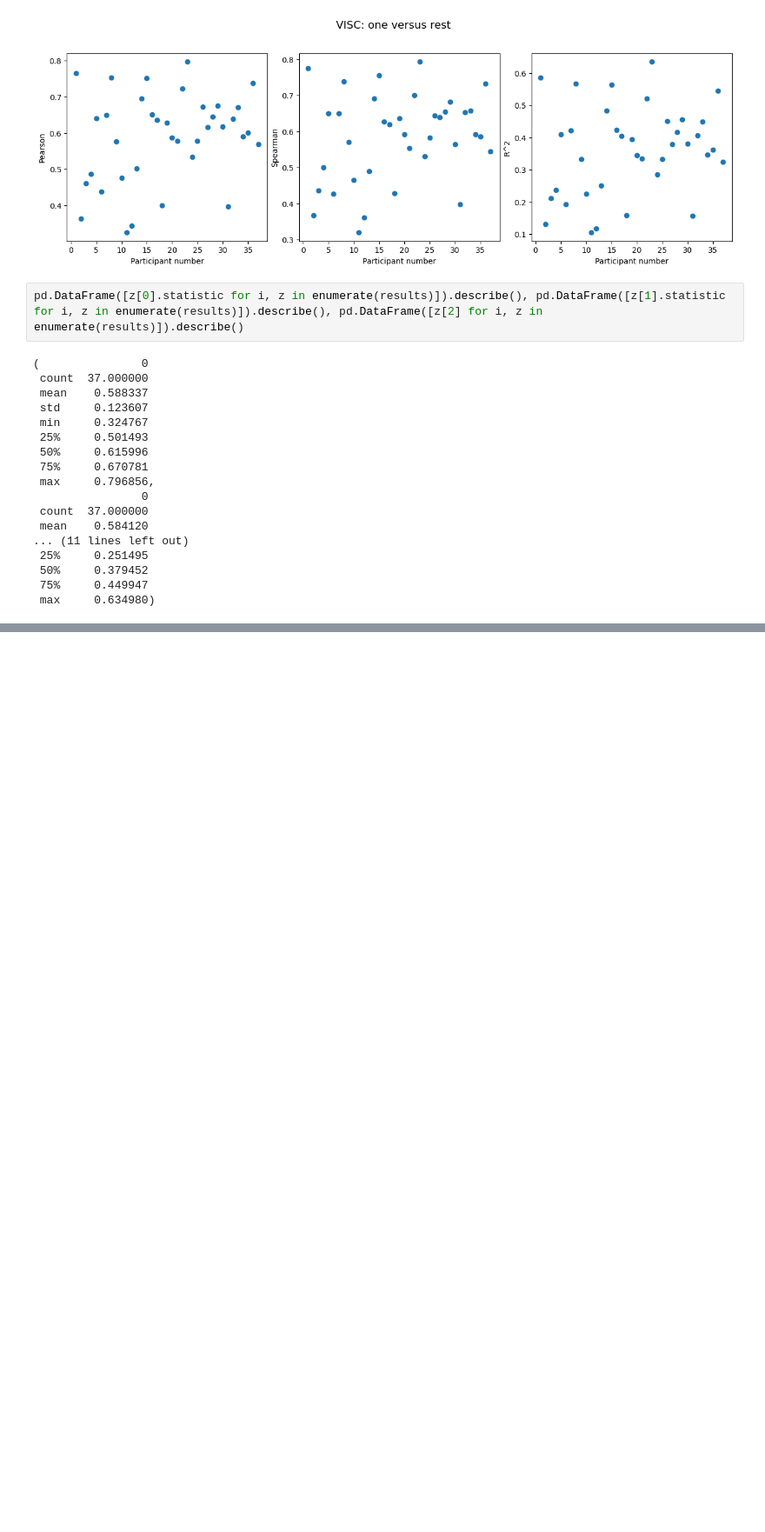
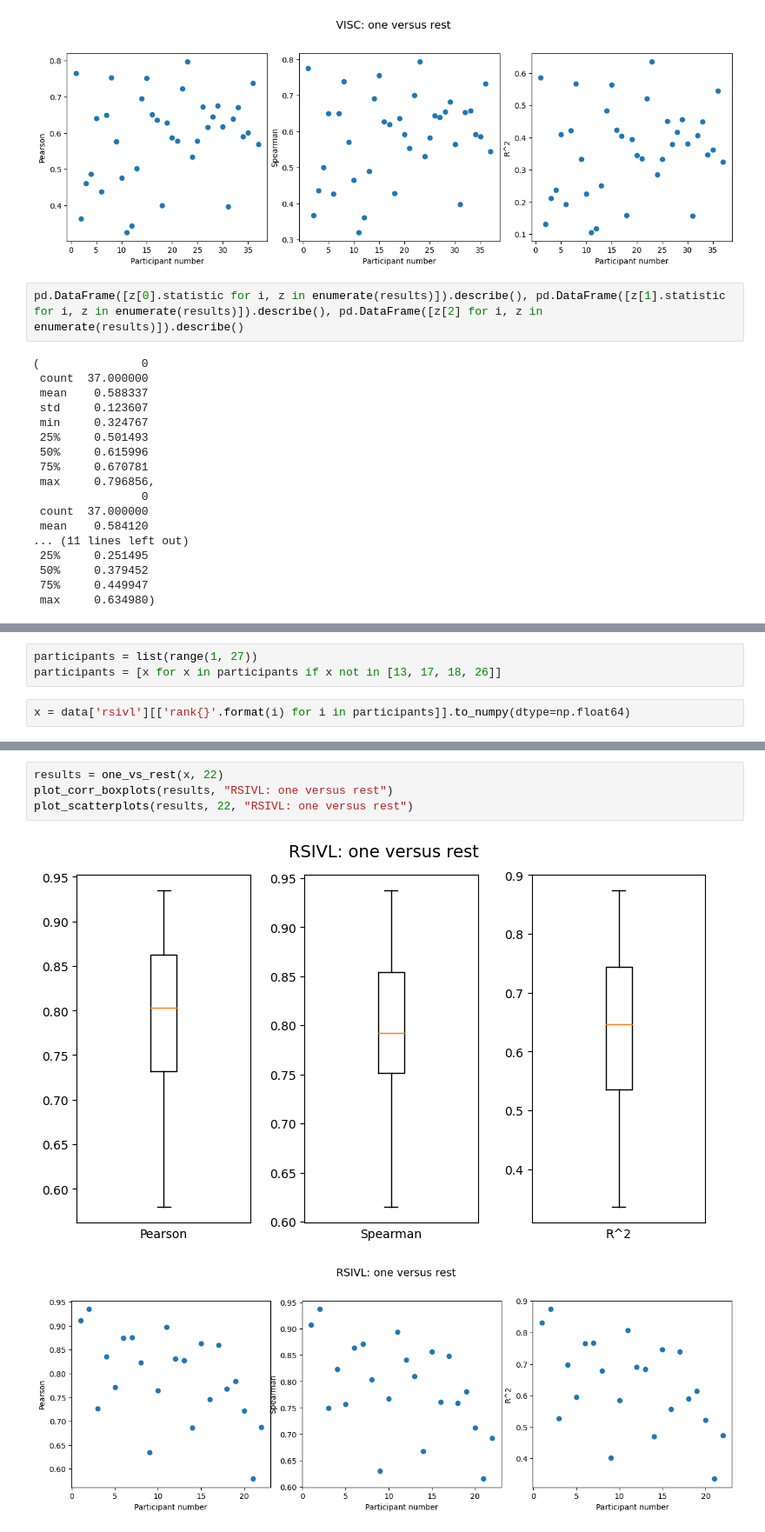
Before and after one commit to shenkev/segment-anything, a Jupyter notebook: analysis/noise_ceiling.ipynb, the cells around one changed output, grey strips where cells are left out. Shown at 87% size. Cells and saved outputs as stored; diff of their text form; blank space fills up the shorter version.

```diff
--- a/analysis/noise_ceiling.ipynb
+++ b/analysis/noise_ceiling.ipynb
@@ -439,0 +454,5 @@ pd.DataFrame([z[0].statistic for i, z in enumerate(results)]).describe(), pd.Dat
+# %%
+participants = list(range(1, 27))
+participants = [x for x in participants if x not in [13, 17, 18, 26]]
+# %%
+x = data['rsivl'][['rank{}'.format(i) for i in participants]].to_numpy(dtype=np.float64)
@@ -439,0 +480,7 @@ pd.DataFrame([z[0].statistic for i, z in enumerate(results)]).describe(), pd.Dat
+# %%
+results = one_vs_rest(x, 22)
+plot_corr_boxplots(results, "RSIVL: one versus rest")
+plot_scatterplots(results, 22, "RSIVL: one versus rest")
+# %% [output]
+[figure, added]
+[figure, added]
```
Also changed, not shown: parts of 18 cells of this notebook.
